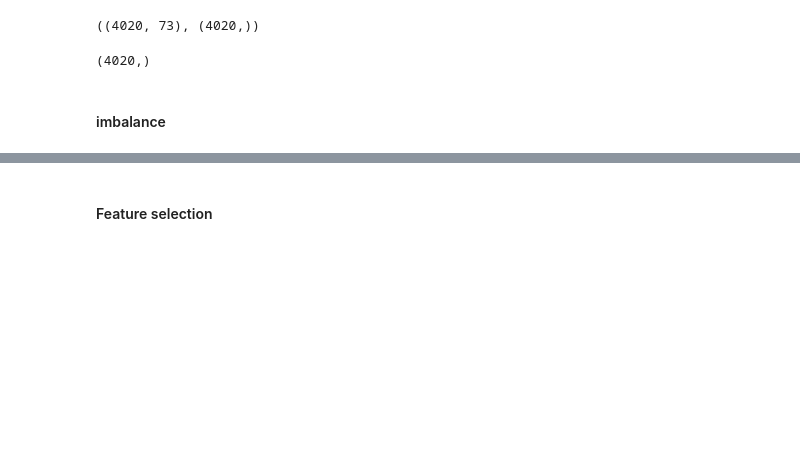
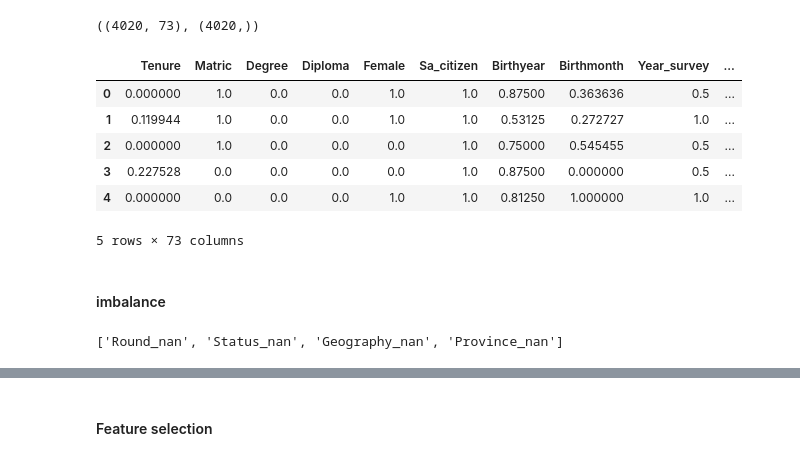
Before and after one commit to kibambe-0167/zindi-piyipc, a Jupyter notebook: zindi_piyipc_gcolab.ipynb, the cells around one changed output, grey strips where cells are left out. Drawn from its saved outputs; the diff is of its cells as text; code cells hidden in the pictures; blank space fills up the shorter version.

```diff
--- a/zindi_piyipc_gcolab.ipynb
+++ b/zindi_piyipc_gcolab.ipynb
@@ -54,9 +74,28 @@ targets = train_df['Target']
 train.shape, targets.shape
 # %% [output]
 ((4020, 73), (4020,))
-# %%
-targets.shape
-# %% [output]
-(4020,)
+# %%
+def min_max_scaling(column):
+    min_val = column.min()
+    max_val = column.max()
+    scaled_column = (column - min_val) / (max_val - min_val)
+    return scaled_column
+
+# scale all columns [0-1]
+train = train.iloc[:, :].apply(min_max_scaling)
+train.head()
+# %% [output]
+|  | Tenure | Matric | Degree | Diploma | Female | Sa_citizen | Birthyear | Birthmonth | Year_survey | ... |
+| 0 | 0.000000 | 1.0 | 0.0 | 0.0 | 1.0 | 1.0 | 0.87500 | 0.363636 | 0.5 | ... |
+| 1 | 0.119944 | 1.0 | 0.0 | 0.0 | 1.0 | 1.0 | 0.53125 | 0.272727 | 1.0 | ... |
+| 2 | 0.000000 | 1.0 | 0.0 | 0.0 | 0.0 | 1.0 | 0.75000 | 0.545455 | 0.5 | ... |
+| 3 | 0.227528 | 0.0 | 0.0 | 0.0 | 0.0 | 1.0 | 0.87500 | 0.000000 | 0.5 | ... |
+| 4 | 0.000000 | 0.0 | 0.0 | 0.0 | 1.0 | 1.0 | 0.81250 | 1.000000 | 1.0 | ... |
+5 rows × 73 columns
 # %% [markdown]
 #### imbalance
+# %%
+train.columns[train.isna().any()].tolist()
+# ['Round_nan', 'Status_nan', 'Geography_nan', 'Province_nan']
+# %% [output]
+['Round_nan', 'Status_nan', 'Geography_nan', 'Province_nan']
```
Also changed, not shown: parts of 11 cells of this notebook.
